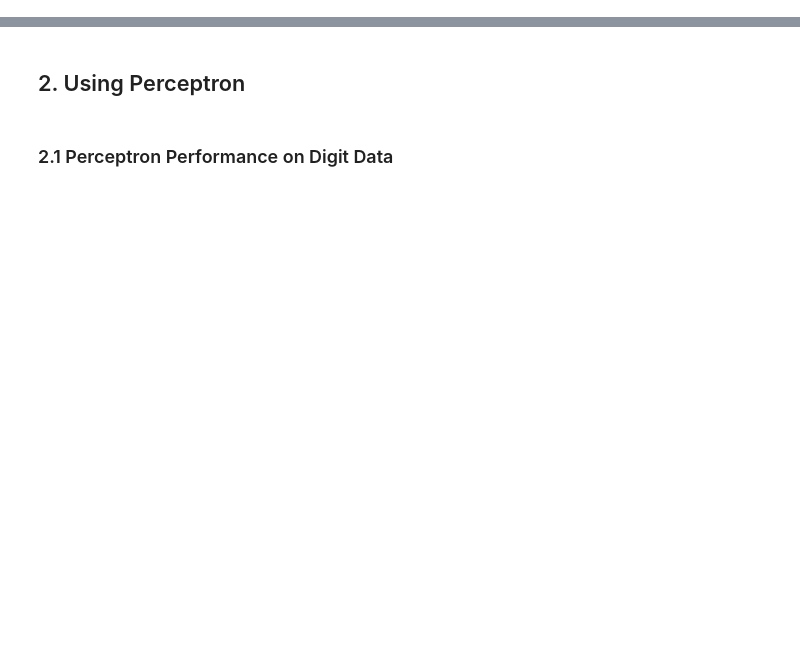
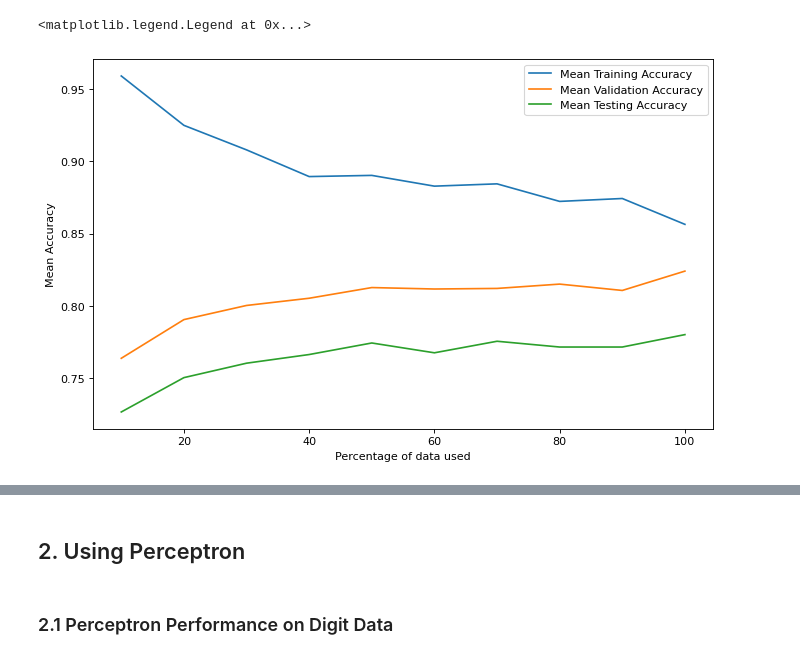
Before and after one commit to RnabSanyal/ImageClassification, a Jupyter notebook: Demonstration.ipynb, the cells around one changed output, grey strips where cells are left out. Cells and saved outputs as stored; diff of their text form; code cells hidden in the pictures; blank space fills up the shorter version.

Commit message:
Naive Bayes implementation, Final Demonstration Notebook

```diff
--- a/Demonstration.ipynb
+++ b/Demonstration.ipynb
@@ -8,0 +14,4 @@ import copy
+# %%
+nb = NaiveBayes(0.005)
+featEx = FeatureExtractor(grid_shape = (2,2), round_off = 2)
+execute = Executor(data_source = 'digitdata', featureExtractor=featEx, algorithm=nb, metric = 'acc', quick = False)
@@ -8,0 +36,11 @@ import copy
+# %%
+plt.figure(figsize=(10, 6), dpi=80)
+plt.plot(list(range(10,101,10)), execute.train_mean_met, label = "Mean Training Accuracy")
+plt.plot(list(range(10,101,10)), execute.val_mean_met, label = "Mean Validation Accuracy")
+plt.plot(list(range(10,101,10)), execute.test_mean_met, label = "Mean Testing Accuracy")
+plt.ylabel('Mean Accuracy')
+plt.xlabel('Percentage of data used')
+plt.legend()
+# %% [output]
+<matplotlib.legend.Legend at 0x...>
+[figure, added]
```
Also changed, not shown: parts of 27 cells of this notebook, 2 other files.
